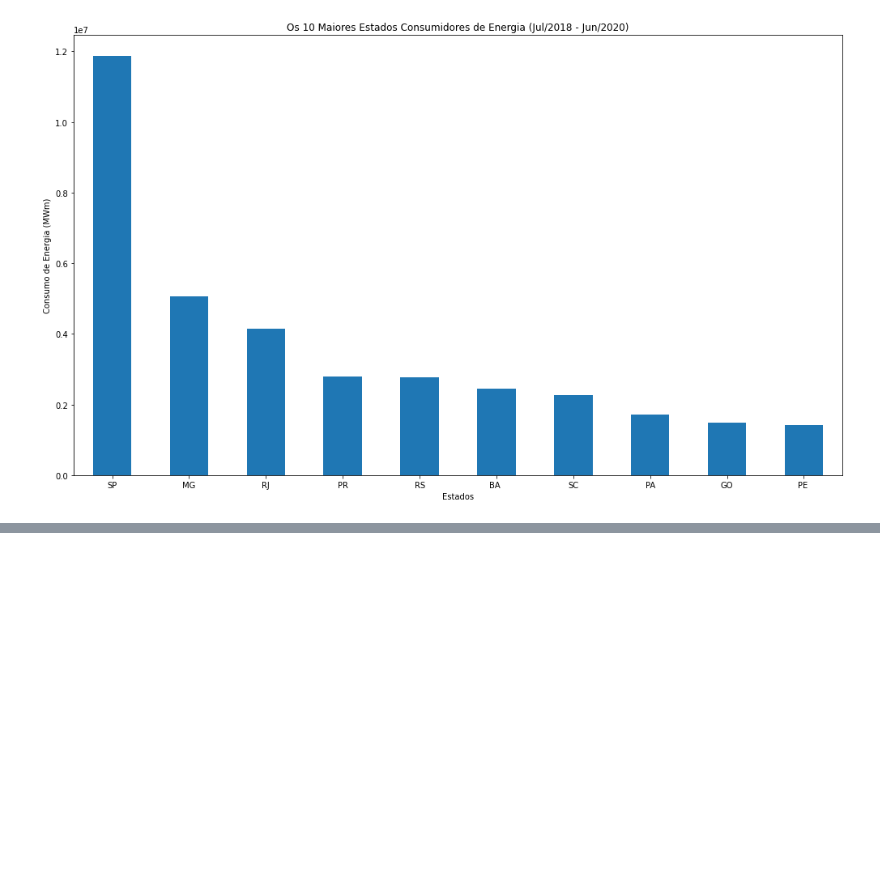
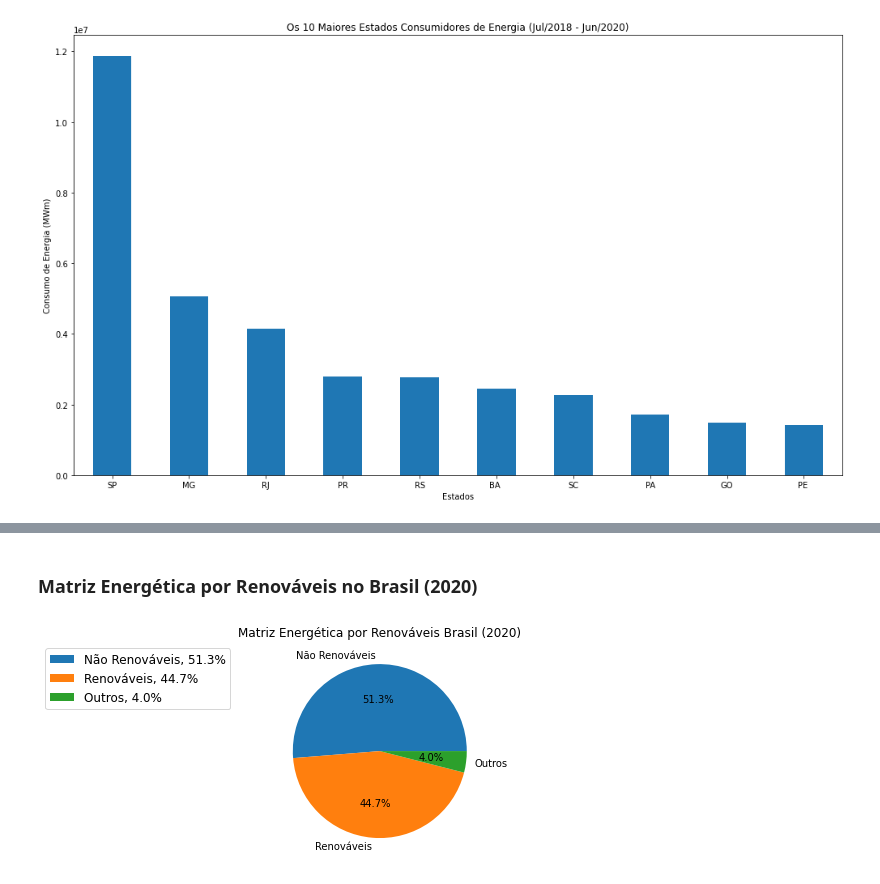
Before and after one commit to freireoliveira/tecnicas_1, a Jupyter notebook: Projeto_Tecnicas_Program1.ipynb, the cells around one changed output, grey strips where cells are left out. Cells and saved outputs as stored; diff of their text form; code cells hidden in the pictures; blank space fills up the shorter version.

```diff
--- a/Projeto_Tecnicas_Program1.ipynb
+++ b/Projeto_Tecnicas_Program1.ipynb
@@ -246,0 +787,18 @@ fig.show()
+# %% [markdown]
+### Matriz Energética por Renováveis no Brasil (2020)
+# %%
+matriz = actual_table[actual_table['year'] == 2020]
+matriz = matriz.loc[:, ["fossil_share_energy","renewables_share_energy","other_renewables_share_energy"]]
+my_labels = ["Não Renováveis", "Renováveis","Outros"]
+plt.pie(matriz.values[0], labels=my_labels, autopct='%1.1f%%')
+plt.title('Matriz Energética por Renováveis Brasil (2020)')
+plt.legend(
+    loc='upper right',
+    labels=['%s, %1.1f%%' % (
+        l, (float(s) / sum(matriz.values[0])) * 100) for l, s in zip(my_labels, matriz.values[0])],
+    prop={'size': 12},
+    bbox_to_anchor=(-0.16, 1),
+)
+plt.show()
+# %% [output]
+[figure, added]
```
Also changed, not shown: parts of 72 cells of this notebook.
